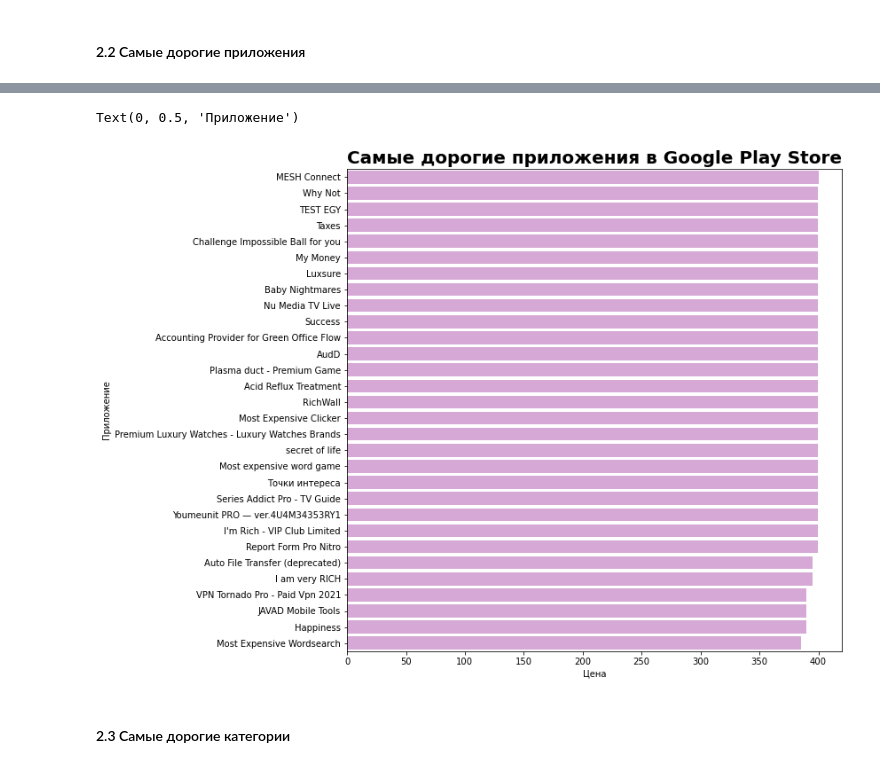
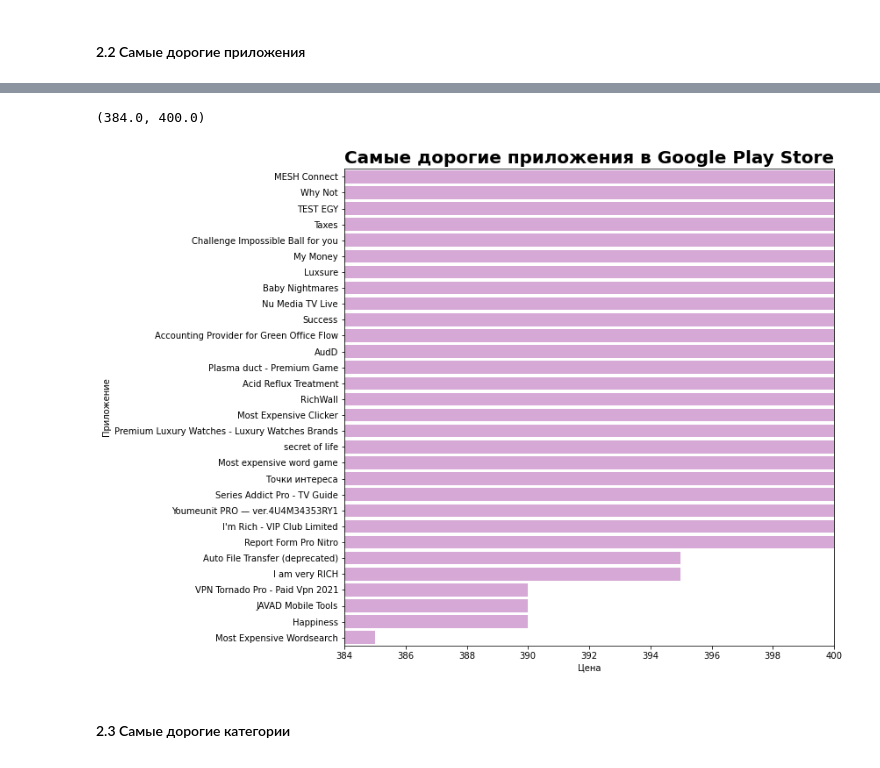
Before and after one commit to KatenokDav/data-analyst-python-course, a Jupyter notebook: final school project DA/final school project DA.ipynb, the cells around one changed output, grey strips where cells are left out. Cells and saved outputs as stored; diff of their text form; code cells hidden in the pictures.

```diff
--- a/final school project DA/final school project DA.ipynb
+++ b/final school project DA/final school project DA.ipynb
@@ -204,12 +210,13 @@ app_expensive.head(10)
 # %%
 plt.figure(figsize=(10,10))
 sns.barplot(x = app_expensive['Price'], y = app_expensive['App Name'],color = 'plum')
 plt.title('Самые дорогие приложения в Google Play Store',fontdict={'size':20,'weight':'bold'})
 plt.xlabel('Цена')
 plt.ylabel('Приложение')
+plt.xlim([384, 400])
 # %% [output]
-Text(0, 0.5, 'Приложение')
+(384.0, 400.0)
-[figure, old version]
+[figure, new version]
 # %% [markdown]
 #### 2.3  Самые дорогие  категории
 # %%
```
Also changed, not shown: parts of 7 cells of this notebook, 1 other file.
